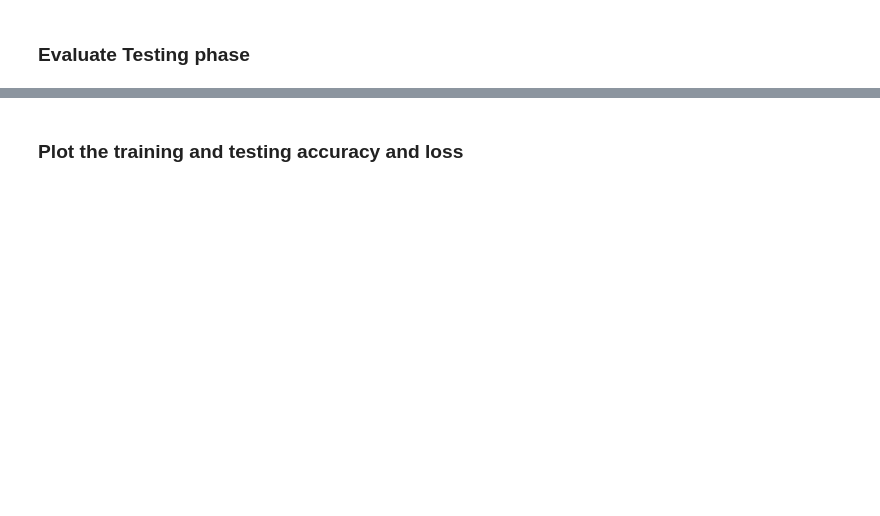
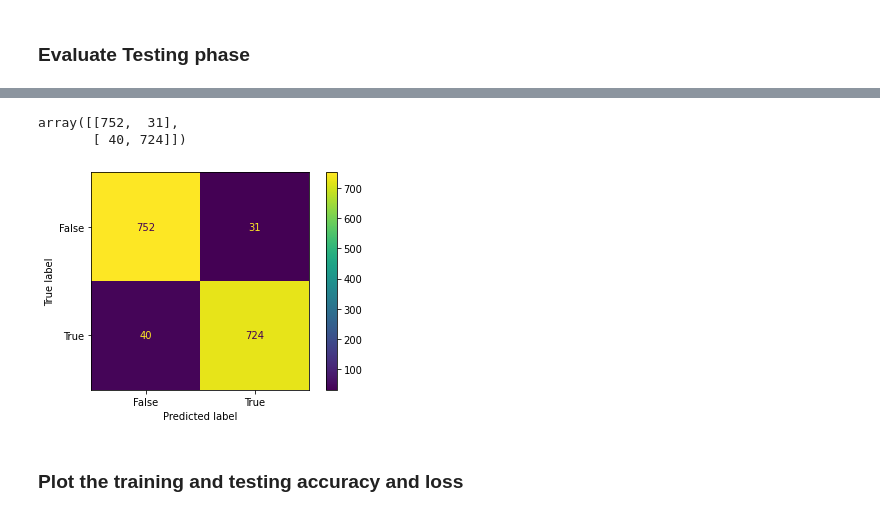
Before and after one commit to harpreetkaur6119/depression_classification, a Jupyter notebook: Deep_learning_1_project_depression.ipynb, the cells around one changed output, grey strips where cells are left out. Saved outputs shown, nothing was run; the diff lists cells and outputs as text; code cells hidden in the pictures; blank space fills up the shorter version.

```diff
--- a/Deep_learning_1_project_depression.ipynb
+++ b/Deep_learning_1_project_depression.ipynb
@@ -239,0 +298,3 @@ Test Accuracy: 0.9528118968009949
+# %%
+y_test_pred = model.predict(X_test)
+y_test_pred
@@ -239,0 +310,3 @@ Test Accuracy: 0.9528118968009949
+# %%
+y_test_pred = (y_test_pred > 0.5).astype("int32")
+y_test_pred
@@ -240,2 +321,14 @@ Test Accuracy: 0.9528118968009949
+# %%
+confusion_matrix = metrics.confusion_matrix(y_test, y_test_pred)
+confusion_matrix
+# %% [output]
+array([[752,  31],
+       [ 40, 724]])
+# %%
+cm_display = metrics.ConfusionMatrixDisplay(confusion_matrix = confusion_matrix, display_labels = [False, True])
+cm_display.plot()
+plt.show()
+# %% [output]
+[figure, added]
 # %% [markdown]
 ### Plot the training and testing accuracy and loss
```
Also changed, not shown: parts of 51 cells of this notebook, 5 other files.
